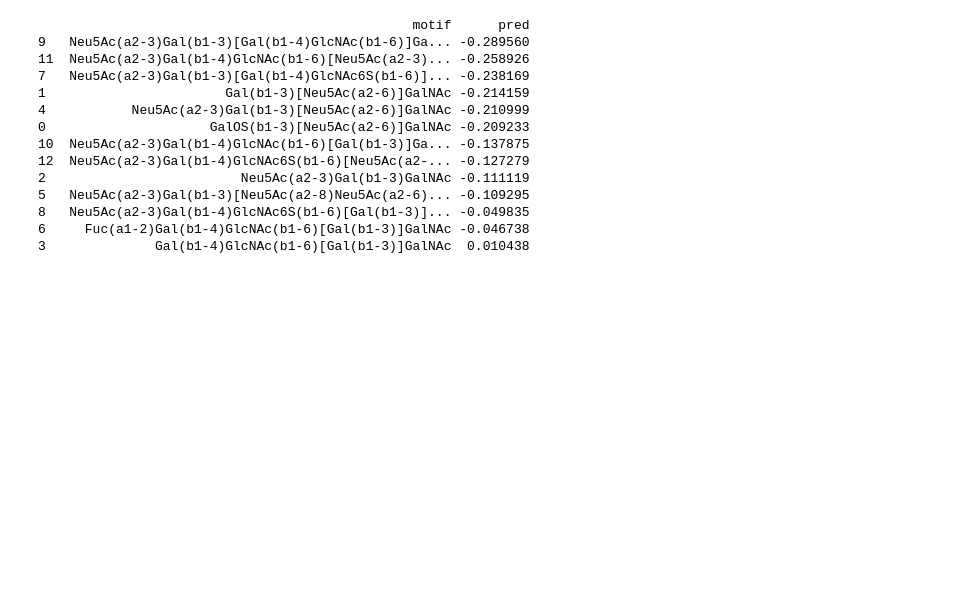
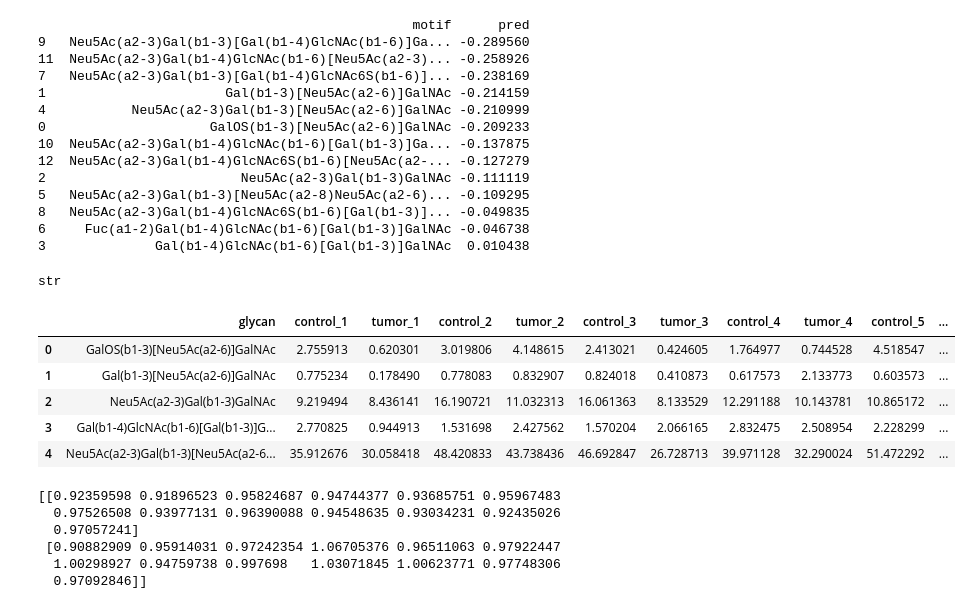
Before and after one commit to csfloyd/GlycanAnalysis, a Jupyter notebook: Python/Dev_Glycowork.ipynb, the cells around one changed output. Cells and saved outputs as stored; diff of their text form; code cells hidden in the pictures; blank space fills up the shorter version.

```diff
--- a/Python/Dev_Glycowork.ipynb
+++ b/Python/Dev_Glycowork.ipynb
@@ -161,3 +147,8 @@ print(predictions)
 8   Neu5Ac(a2-3)Gal(b1-4)GlcNAc6S(b1-6)[Gal(b1-3)]... -0.049835
 6     Fuc(a1-2)Gal(b1-4)GlcNAc(b1-6)[Gal(b1-3)]GalNAc -0.046738
 3              Gal(b1-4)GlcNAc(b1-6)[Gal(b1-3)]GalNAc  0.010438
+# %%
+type(prot_seq_list[0])
+type("AADSIPSISPTGIITPTPTQSGMVSNCNKFYDVHSNDGCSAIASSQ")
+# %% [output]
+str
@@ -163,0 +173,22 @@ print(predictions)
+# %%
+df.head()
+# %% [output]
+|  | glycan | control_1 | tumor_1 | control_2 | tumor_2 | control_3 | tumor_3 | control_4 | tumor_4 | control_5 | ... |
+| 0 | GalOS(b1-3)[Neu5Ac(a2-6)]GalNAc | 2.755913 | 0.620301 | 3.019806 | 4.148615 | 2.413021 | 0.424605 | 1.764977 | 0.744528 | 4.518547 | ... |
+| 1 | Gal(b1-3)[Neu5Ac(a2-6)]GalNAc | 0.775234 | 0.178490 | 0.778083 | 0.832907 | 0.824018 | 0.410873 | 0.617573 | 2.133773 | 0.603573 | ... |
+| 2 | Neu5Ac(a2-3)Gal(b1-3)GalNAc | 9.219494 | 8.436141 | 16.190721 | 11.032313 | 16.061363 | 8.133529 | 12.291188 | 10.143781 | 10.865172 | ... |
+| 3 | Gal(b1-4)GlcNAc(b1-6)[Gal(b1-3)]G... | 2.770825 | 0.944913 | 1.531698 | 2.427562 | 1.570204 | 2.066165 | 2.832475 | 2.508954 | 2.228299 | ... |
+| 4 | Neu5Ac(a2-3)Gal(b1-3)[Neu5Ac(a2-6... | 35.912676 | 30.058418 | 48.420833 | 43.738436 | 46.692847 | 26.728713 | 39.971128 | 32.290024 | 51.472292 | ... |
+# %%
+aff_mat = np.exp(0.2 * z_score_mat)
+print(aff_mat)
+
+def prob_dist(vals):
+    return vals / np.sum(vals)
+# %% [output]
+[[0.92359598 0.91896523 0.95824687 0.94744377 0.93685751 0.95967483
+  0.97526508 0.93977131 0.96390088 0.94548635 0.93034231 0.92435026
+  0.97057241]
+ [0.90882909 0.95914031 0.97242354 1.06705376 0.96511063 0.97922447
+  1.00298927 0.94759738 0.997698   1.03071845 1.00623771 0.97748306
+  0.97092846]]
```
Also changed, not shown: parts of 8 cells of this notebook.
